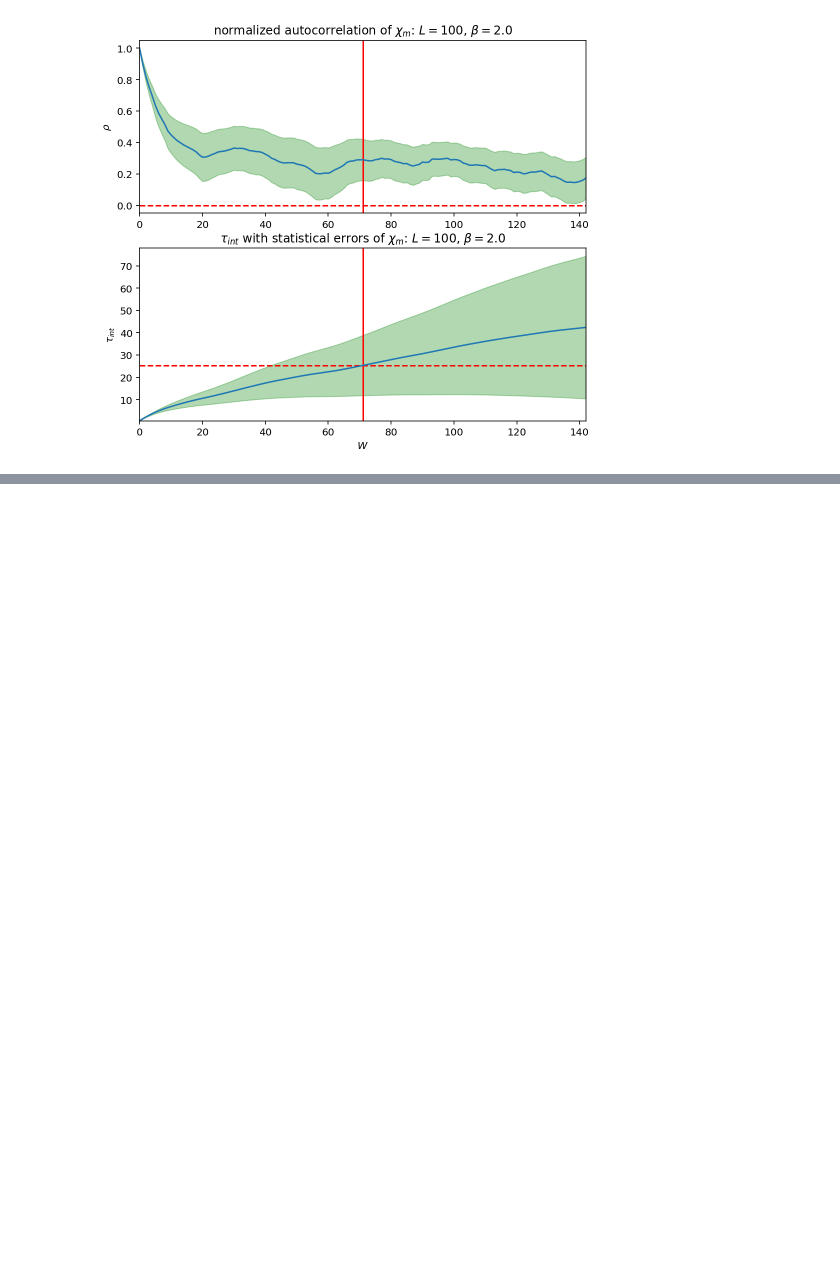
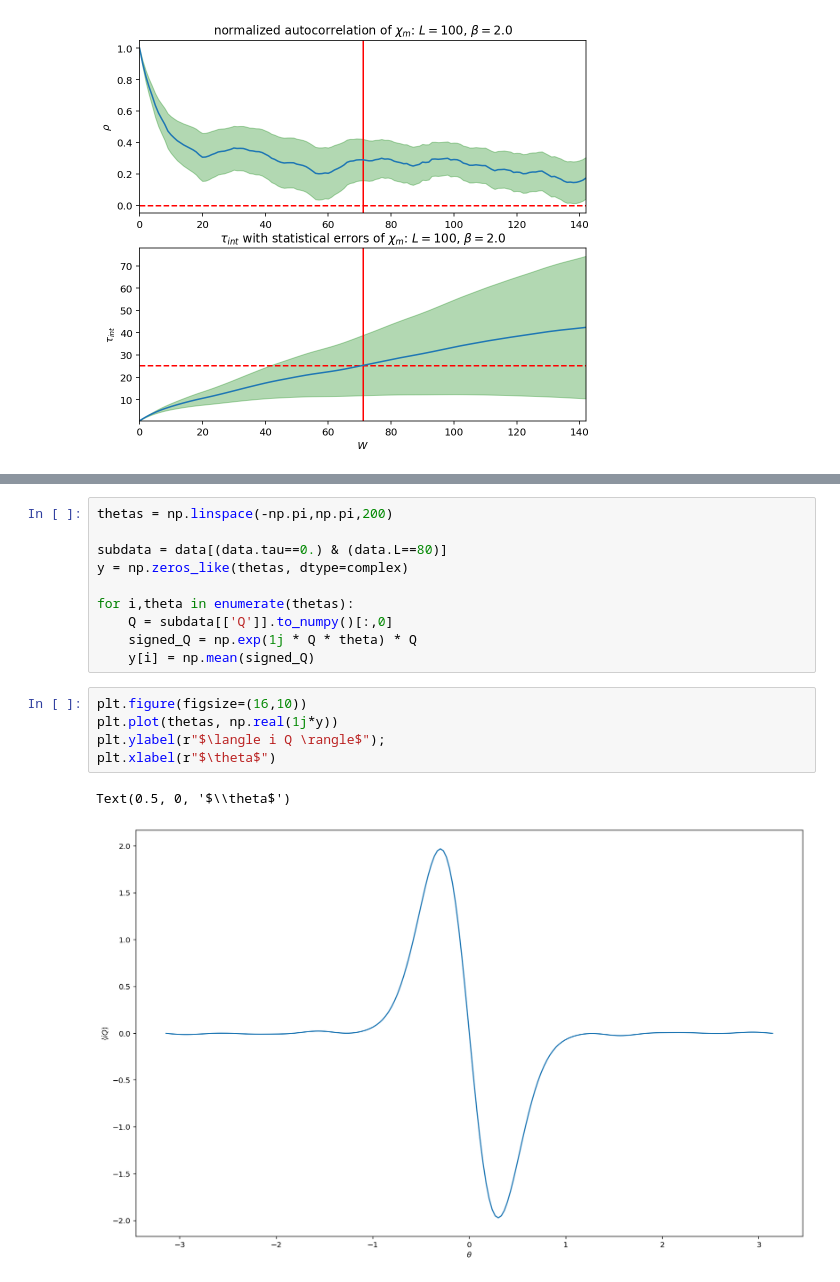
Before and after one commit to stuartthomas25/honors-thesis, a Jupyter notebook: code/gradient_flow.ipynb, the cells around one changed output, grey strips where cells are left out. Cells and saved outputs as stored; diff of their text form; blank space fills up the shorter version.

Commit message:
add nonzero theta analysis

```diff
--- a/code/gradient_flow.ipynb
+++ b/code/gradient_flow.ipynb
@@ -237,0 +318,18 @@ plot_autocorrelation(2.0)
+# %%
+thetas = np.linspace(-np.pi,np.pi,200)
+
+subdata = data[(data.tau==0.) & (data.L==80)]
+y = np.zeros_like(thetas, dtype=complex)
+
+for i,theta in enumerate(thetas):
+    Q = subdata[['Q']].to_numpy()[:,0]
+    signed_Q = np.exp(1j * Q * theta) * Q
+    y[i] = np.mean(signed_Q)
+# %%
+plt.figure(figsize=(16,10))
+plt.plot(thetas, np.real(1j*y))
+plt.ylabel(r"$\langle i Q \rangle$");
+plt.xlabel(r"$\theta$")
+# %% [output]
+Text(0.5, 0, '$\\theta$')
+[figure, added]
```
Also changed, not shown: parts of 12 cells of this notebook.
